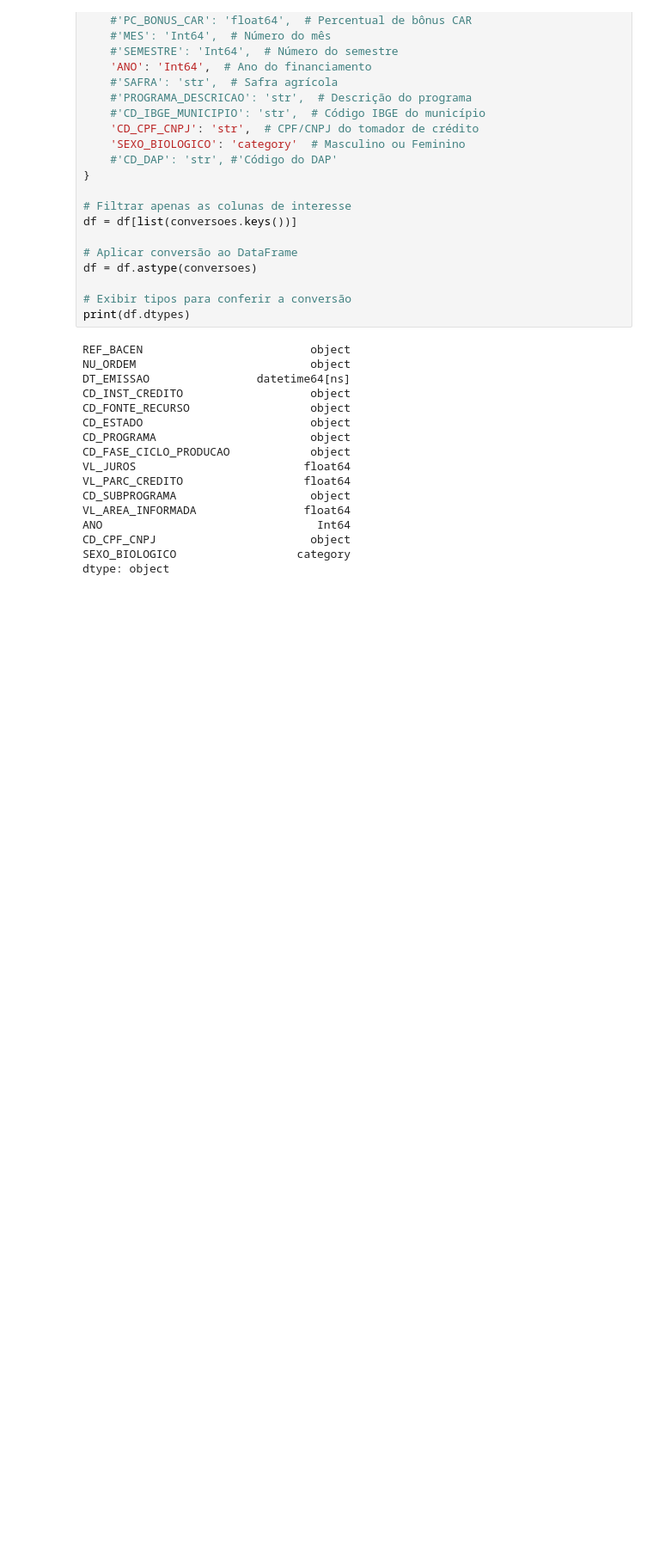
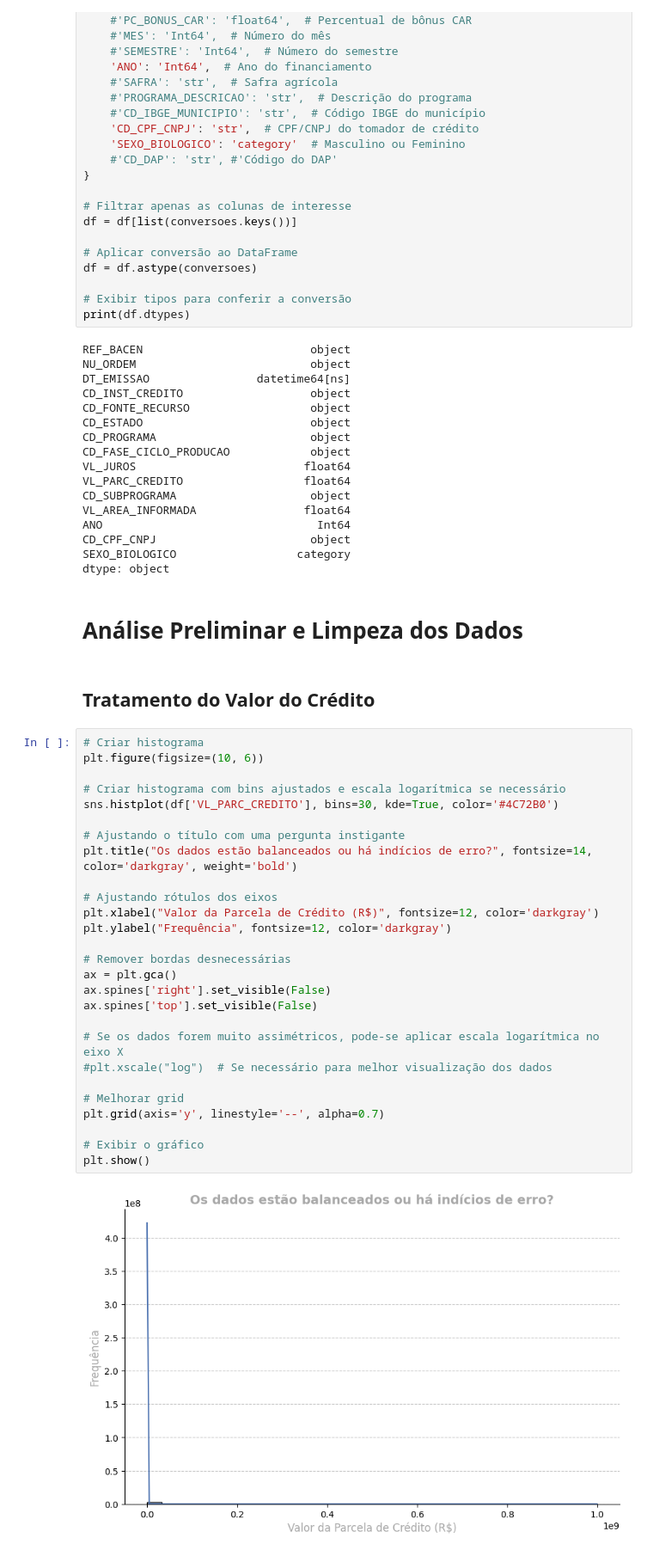
Before and after one commit to marcelo7bastos/mba_mcdia_est_desc_analise_pronaf, a Jupyter notebook: mba_mcdia_est_desc_analise_pronaf.ipynb, the cells around one changed output. Shown: that part at 86% size. Drawn from its saved outputs; the diff is of its cells as text; blank space fills up the shorter version.

```diff
--- a/mba_mcdia_est_desc_analise_pronaf.ipynb
+++ b/mba_mcdia_est_desc_analise_pronaf.ipynb
@@ -133,3 +135,36 @@ ANO                                Int64
 CD_CPF_CNPJ                       object
 SEXO_BIOLOGICO                  category
 dtype: object
+# %% [markdown]
+# Análise Preliminar e Limpeza dos Dados
+# %% [markdown]
+## Tratamento do Valor do Crédito
+# %%
+# Criar histograma
+plt.figure(figsize=(10, 6))
+
+# Criar histograma com bins ajustados e escala logarítmica se necessário
+sns.histplot(df['VL_PARC_CREDITO'], bins=30, kde=True, color='#4C72B0')
+
+# Ajustando o título com uma pergunta instigante
+plt.title("Os dados estão balanceados ou há indícios de erro?", fontsize=14, color='darkgray', weight='bold')
+
+# Ajustando rótulos dos eixos
+plt.xlabel("Valor da Parcela de Crédito (R$)", fontsize=12, color='darkgray')
+plt.ylabel("Frequência", fontsize=12, color='darkgray')
+
+# Remover bordas desnecessárias
+ax = plt.gca()
+ax.spines['right'].set_visible(False)
+ax.spines['top'].set_visible(False)
+
+# Se os dados forem muito assimétricos, pode-se aplicar escala logarítmica no eixo X
+#plt.xscale("log")  # Se necessário para melhor visualização dos dados
+
+# Melhorar grid
+plt.grid(axis='y', linestyle='--', alpha=0.7)
+
+# Exibir o gráfico
+plt.show()
+# %% [output]
+[figure, added]
```
Also changed, not shown: parts of 14 cells of this notebook.
